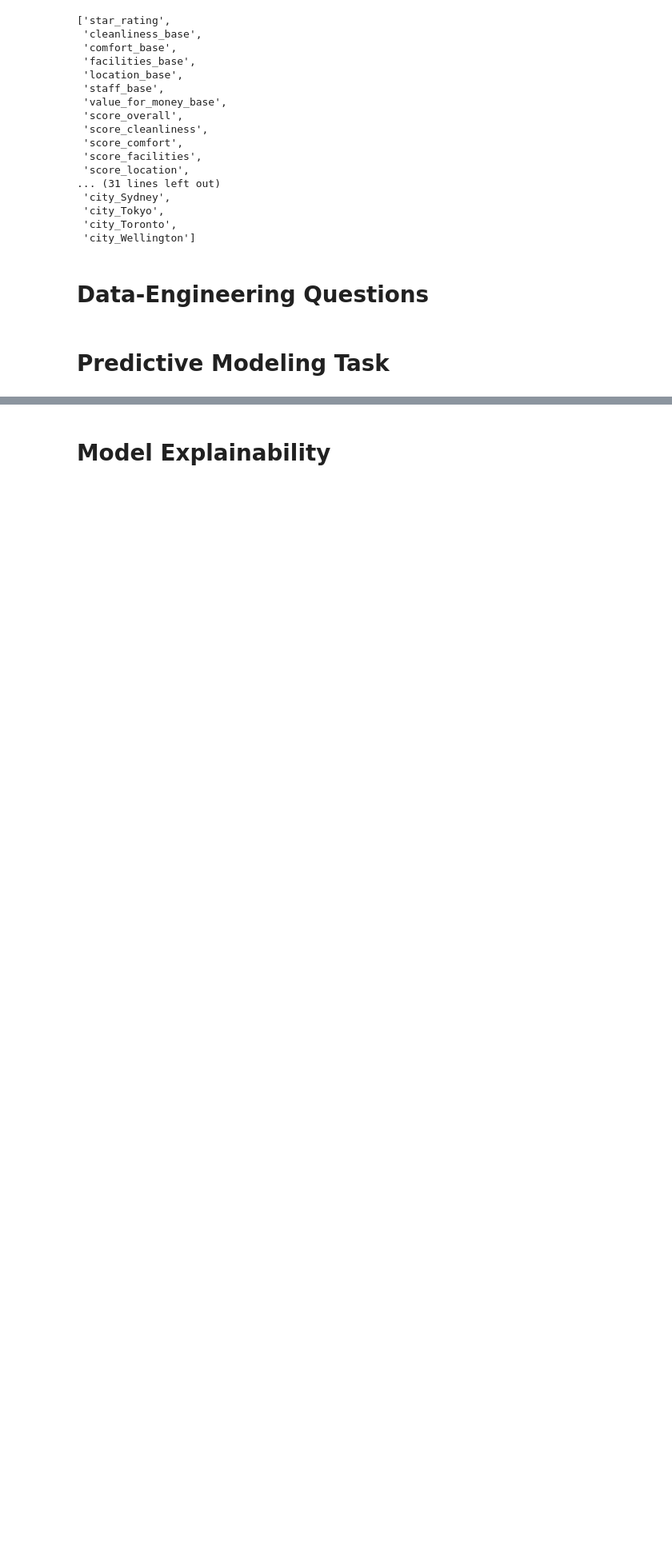
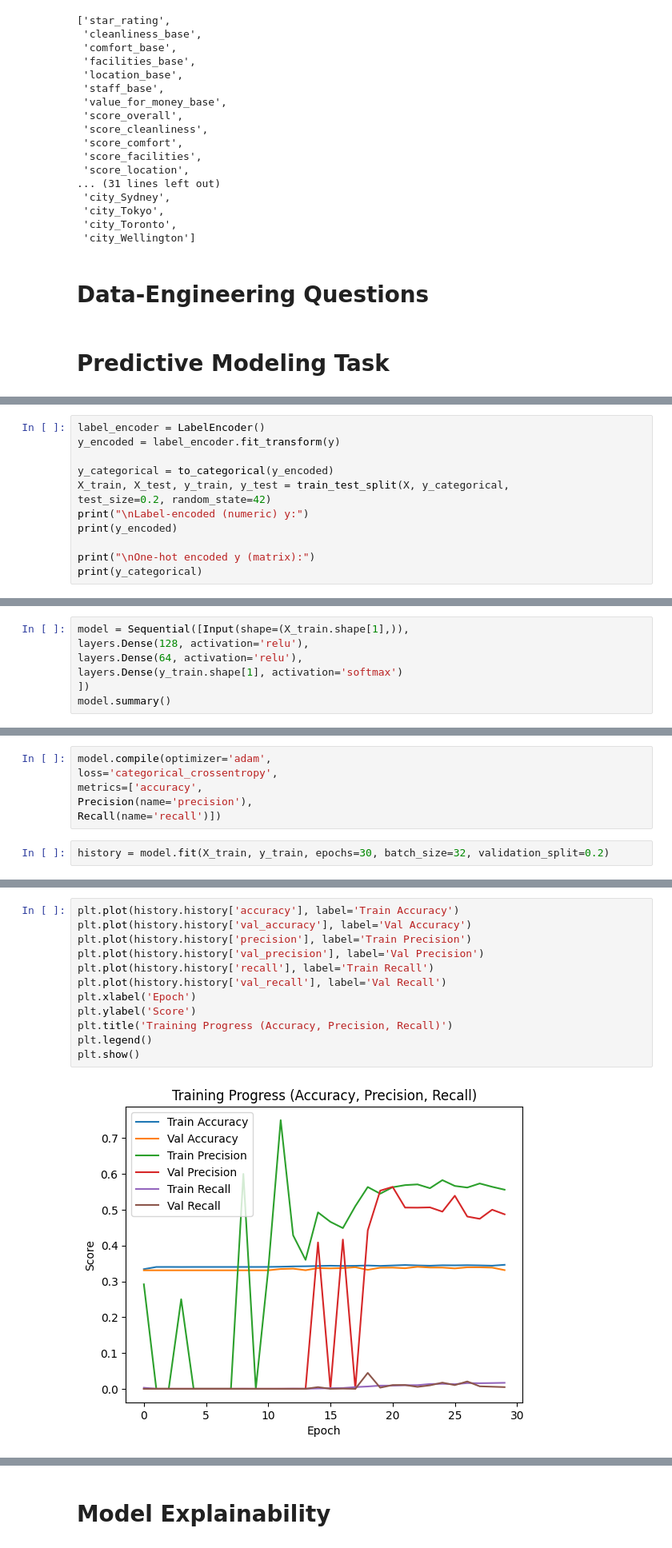
Before and after one commit to Zeyoman1001/ACLProjectHotel-zeiad.sayed-student.guc.edu.eg, a Jupyter notebook: acl-project.ipynb, the cells around one changed output, grey strips where cells are left out. Shown: that part at 80% size. Saved outputs shown, nothing was run; the diff lists cells and outputs as text; blank space fills up the shorter version.

```diff
--- a/acl-project.ipynb
+++ b/acl-project.ipynb
@@ -115,0 +135,12 @@ X = df['']
+# %%
+label_encoder = LabelEncoder()
+y_encoded = label_encoder.fit_transform(y)
+
+y_categorical = to_categorical(y_encoded)
+X_train, X_test, y_train, y_test = train_test_split(X, y_categorical,
+test_size=0.2, random_state=42)
+print("\nLabel-encoded (numeric) y:")
+print(y_encoded)
+
+print("\nOne-hot encoded y (matrix):")
+print(y_categorical)
@@ -115,0 +159,7 @@ X = df['']
+# %%
+model = Sequential([Input(shape=(X_train.shape[1],)),
+layers.Dense(128, activation='relu'),
+layers.Dense(64, activation='relu'),
+layers.Dense(y_train.shape[1], activation='softmax')
+])
+model.summary()
@@ -115,0 +180,8 @@ X = df['']
+# %%
+model.compile(optimizer='adam',
+loss='categorical_crossentropy',
+metrics=['accuracy',
+Precision(name='precision'),
+Recall(name='recall')])
+# %%
+history = model.fit(X_train, y_train, epochs=30, batch_size=32, validation_split=0.2)
@@ -115,0 +206,14 @@ X = df['']
+# %%
+plt.plot(history.history['accuracy'], label='Train Accuracy')
+plt.plot(history.history['val_accuracy'], label='Val Accuracy')
+plt.plot(history.history['precision'], label='Train Precision')
+plt.plot(history.history['val_precision'], label='Val Precision')
+plt.plot(history.history['recall'], label='Train Recall')
+plt.plot(history.history['val_recall'], label='Val Recall')
+plt.xlabel('Epoch')
+plt.ylabel('Score')
+plt.title('Training Progress (Accuracy, Precision, Recall)')
+plt.legend()
+plt.show()
+# %% [output]
+[figure, added]
```
Also changed, not shown: parts of 8 cells of this notebook.
